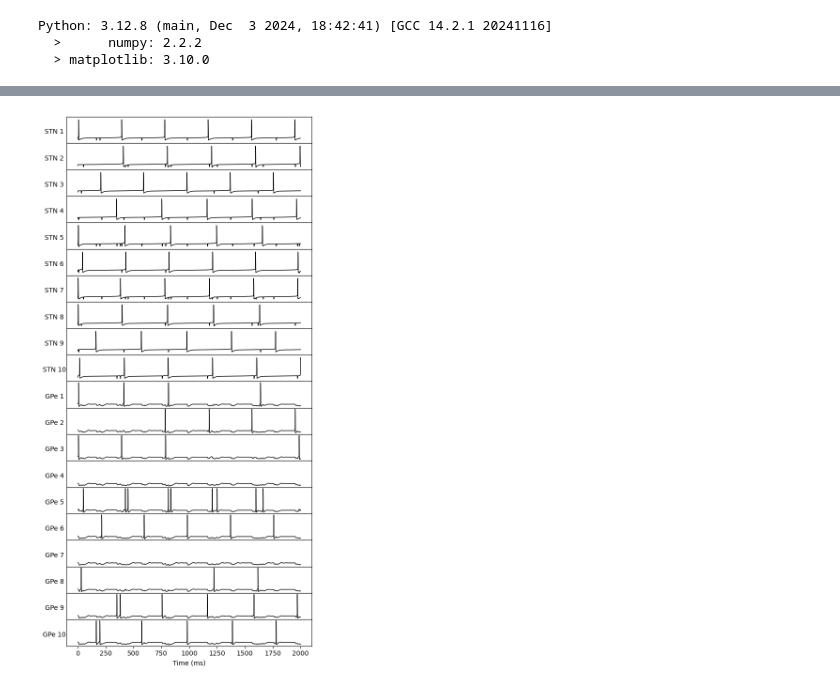
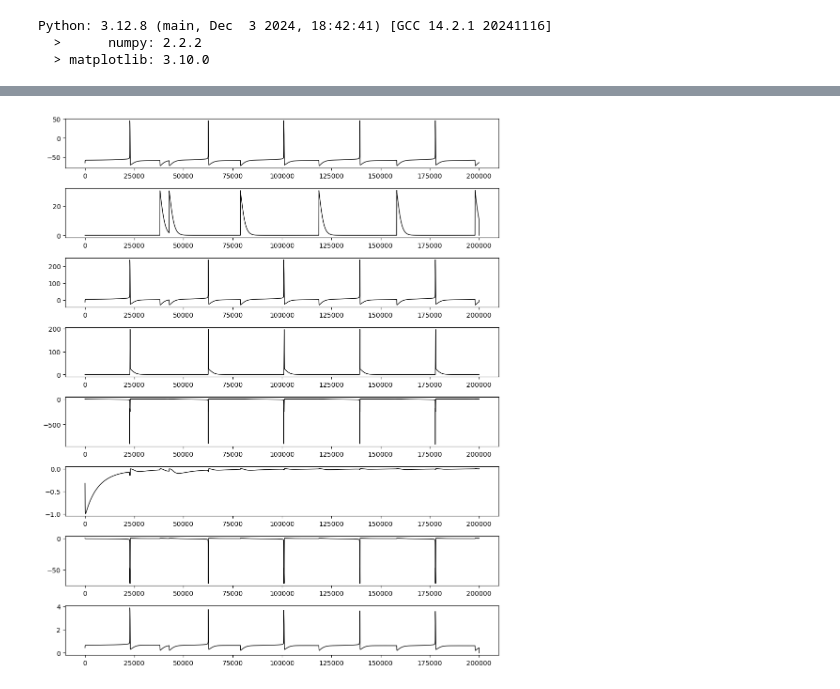
Before and after one commit to NemoInfo/NeuroModelSandbox, a Jupyter notebook: rubin_terman/rt.ipynb, the cells around one changed output, grey strips where cells are left out. Drawn from its saved outputs; the diff is of its cells as text; code cells hidden in the pictures.

```diff
--- a/rubin_terman/rt.ipynb
+++ b/rubin_terman/rt.ipynb
@@ -103,22 +91,16 @@ plt.show()
-# %%
-fig, axs = plt.subplots(N_gpe + N_stn, 1, figsize=(6, (N_gpe + N_stn)*0.6),
-                            sharex=True, sharey=True, tight_layout=True, gridspec_kw={'hspace': 0})
-
-for i, (trace, ax) in enumerate(zip(data["v_stn"].T, axs[:N_stn])):
-    ax.plot(trace, 'k', lw=1)
-    ax.set_yticks([])
-    ax.set_ylabel(f"STN {i+1}", rotation=0, labelpad=10)
-    ax.yaxis.set_label_coords(-0.05, 0.3)
-
-for i, (trace, ax) in enumerate(zip(data["v_gpe"].T, axs[N_stn:])):
-    ax.plot(trace, 'k', lw=1)
-    ax.set_yticks([])
-    ax.set_ylabel(f"GPe {i+1}", rotation=0, labelpad=10)
-    ax.yaxis.set_label_coords(-0.05, 0.3)
-
-axs[-1].xaxis.set_major_formatter(lambda x, _: f"{x*0.01:.0f}")
-axs[-1].set_xlabel("Time (ms)")
-
-plt.show()
-# %% [output]
-[figure, removed]
+# %%
+fig, axs = plt.subplots(8, 1, figsize=(10, 12), tight_layout=True)
+axs[0].plot(data["v_stn"][:,0], 'k', lw=1)
+axs[1].plot(data["I_G_S"][:,0], 'k', lw=1)
+axs[2].plot(data["I_L_stn"][:,0], 'k', lw=1)
+axs[3].plot(data["I_K_stn"][:,0], 'k', lw=1)
+axs[4].plot(data["I_Na_stn"][:,0], 'k', lw=1)
+axs[5].plot(data["I_T_stn"][:,0], 'k', lw=1)
+axs[6].plot(data["I_Ca_stn"][:,0], 'k', lw=1)
+axs[7].plot(data["I_AHP_stn"][:,0], 'k', lw=1)
+# a3.plot(data["v_stn"][:,20], 'k', lw=1)
+# a4.plot(data["v_stn"][:,26], 'k', lw=1)
+# print(c_S_G[:,0].astype(np.int8).nonzero())
+plt.show()
+# %% [output]
+[figure, added]
```
Also changed, not shown: parts of 5 cells of this notebook, 4 other files.
